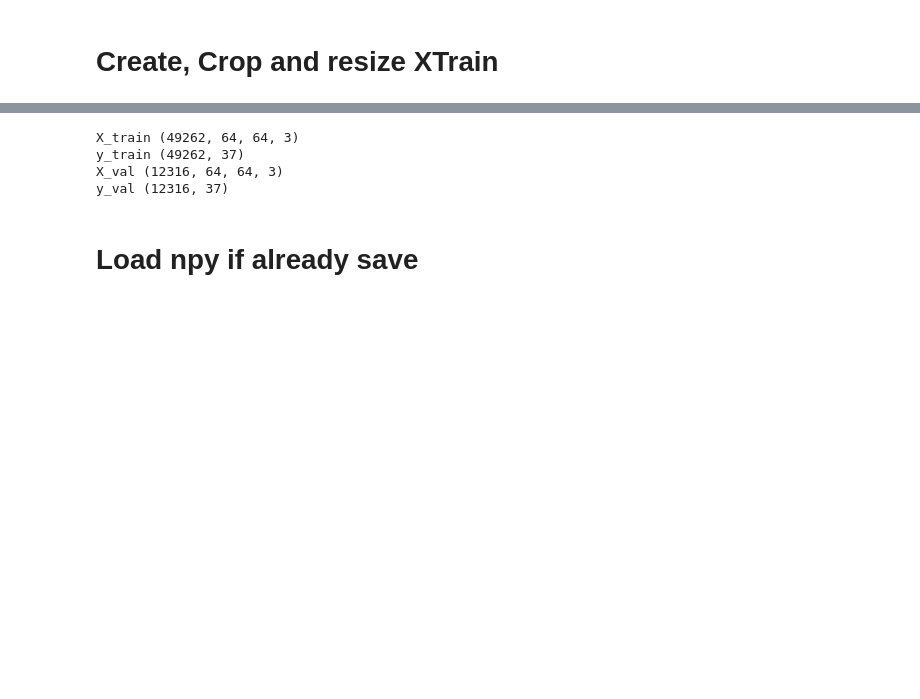
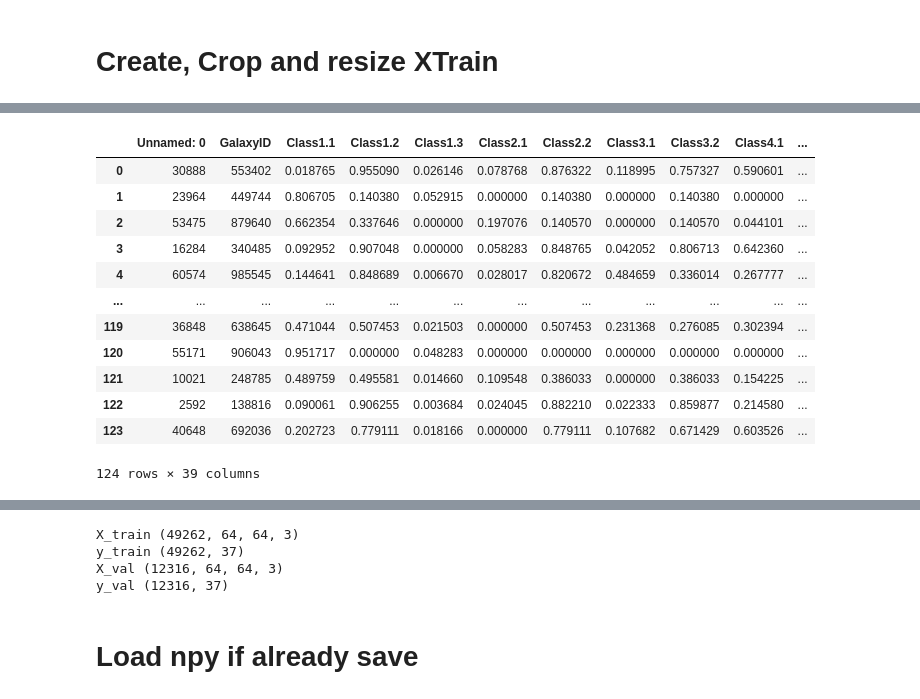
Before and after one commit to Simplon-IA-Bdx-1/galaxy-zoo, a Jupyter notebook: GalaxyZoo_CNN.ipynb, the cells around one changed output, grey strips where cells are left out. Cells and saved outputs as stored; diff of their text form; code cells hidden in the pictures; blank space fills up the shorter version.

```diff
--- a/GalaxyZoo_CNN.ipynb
+++ b/GalaxyZoo_CNN.ipynb
@@ -50,3 +116,19 @@ X_test, y_test = get_all_images(df_test)
+# %%
+df_test
+# %% [output]
+|  | Unnamed: 0 | GalaxyID | Class1.1 | Class1.2 | Class1.3 | Class2.1 | Class2.2 | Class3.1 | Class3.2 | Class4.1 | ... |
+| 0 | 30888 | 553402 | 0.018765 | 0.955090 | 0.026146 | 0.078768 | 0.876322 | 0.118995 | 0.757327 | 0.590601 | ... |
+| 1 | 23964 | 449744 | 0.806705 | 0.140380 | 0.052915 | 0.000000 | 0.140380 | 0.000000 | 0.140380 | 0.000000 | ... |
+| 2 | 53475 | 879640 | 0.662354 | 0.337646 | 0.000000 | 0.197076 | 0.140570 | 0.000000 | 0.140570 | 0.044101 | ... |
+| 3 | 16284 | 340485 | 0.092952 | 0.907048 | 0.000000 | 0.058283 | 0.848765 | 0.042052 | 0.806713 | 0.642360 | ... |
+| 4 | 60574 | 985545 | 0.144641 | 0.848689 | 0.006670 | 0.028017 | 0.820672 | 0.484659 | 0.336014 | 0.267777 | ... |
+| ... | ... | ... | ... | ... | ... | ... | ... | ... | ... | ... | ... |
+| 119 | 36848 | 638645 | 0.471044 | 0.507453 | 0.021503 | 0.000000 | 0.507453 | 0.231368 | 0.276085 | 0.302394 | ... |
+| 120 | 55171 | 906043 | 0.951717 | 0.000000 | 0.048283 | 0.000000 | 0.000000 | 0.000000 | 0.000000 | 0.000000 | ... |
+| 121 | 10021 | 248785 | 0.489759 | 0.495581 | 0.014660 | 0.109548 | 0.386033 | 0.000000 | 0.386033 | 0.154225 | ... |
+| 122 | 2592 | 138816 | 0.090061 | 0.906255 | 0.003684 | 0.024045 | 0.882210 | 0.022333 | 0.859877 | 0.214580 | ... |
+| 123 | 40648 | 692036 | 0.202723 | 0.779111 | 0.018166 | 0.000000 | 0.779111 | 0.107682 | 0.671429 | 0.603526 | ... |
+124 rows × 39 columns
 # %%
 #Rename Test
 X_val = X_test.copy()
```
Also changed, not shown: parts of 14 cells of this notebook.
